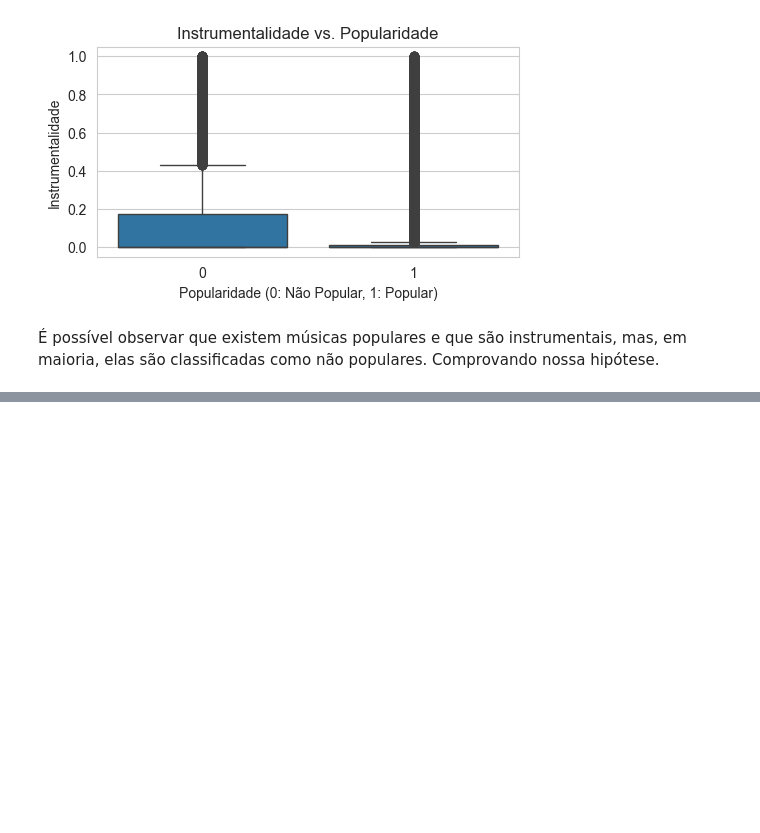
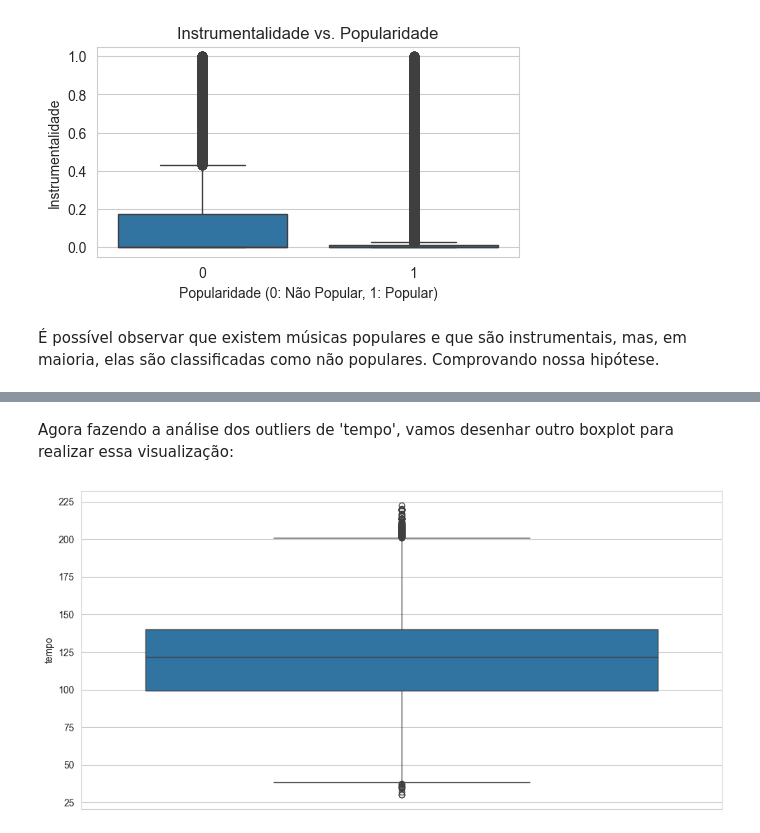
Before and after one commit to LucasMaga00/ponderadaSemana04, a Jupyter notebook: proximo-hit-spotify/Ponderada/ponderada.ipynb, the cells around one changed output, grey strips where cells are left out. Saved outputs shown, nothing was run; the diff lists cells and outputs as text; code cells hidden in the pictures; blank space fills up the shorter version.

```diff
--- a/proximo-hit-spotify/Ponderada/ponderada.ipynb
+++ b/proximo-hit-spotify/Ponderada/ponderada.ipynb
@@ -301,0 +485,7 @@ Text(0, 0.5, 'Instrumentalidade')
+# %% [markdown]
+Agora fazendo a análise dos outliers de 'tempo', vamos desenhar outro boxplot para realizar essa visualização:
+# %%
+sns.boxplot(data=df_treating_data, y='tempo')
+plt.show()
+# %% [output]
+[figure, added]
```
Also changed, not shown: parts of 42 cells of this notebook.
